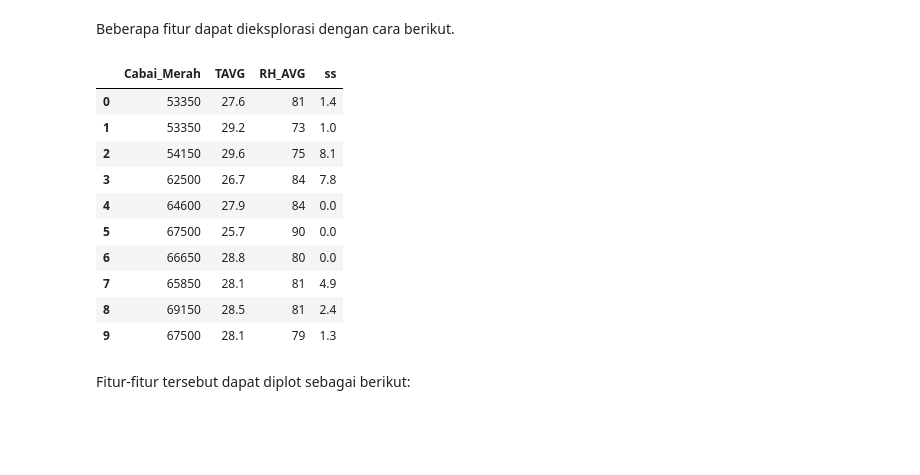
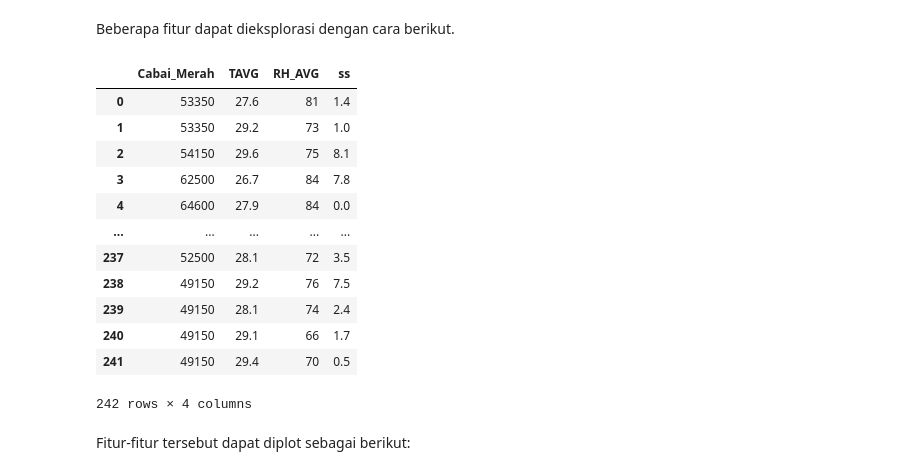
Before and after one commit to Mingmong123/jupy, a Jupyter notebook: JupyMain.ipynb, the cells around one changed output. Cells and saved outputs as stored; diff of their text form; code cells hidden in the pictures; blank space fills up the shorter version.

```diff
--- a/JupyMain.ipynb
+++ b/JupyMain.ipynb
@@ -65,19 +65,21 @@ df.describe()
 Beberapa fitur dapat dieksplorasi dengan cara berikut.
 # %%
 cdf = df[['Cabai_Merah','TAVG','RH_AVG','ss']]
-cdf.head(10)
+cdf.head(242)
 # %% [output]
 |  | Cabai_Merah | TAVG | RH_AVG | ss |
 | 0 | 53350 | 27.6 | 81 | 1.4 |
 | 1 | 53350 | 29.2 | 73 | 1.0 |
 | 2 | 54150 | 29.6 | 75 | 8.1 |
 | 3 | 62500 | 26.7 | 84 | 7.8 |
 | 4 | 64600 | 27.9 | 84 | 0.0 |
-| 5 | 67500 | 25.7 | 90 | 0.0 |
-| 6 | 66650 | 28.8 | 80 | 0.0 |
-| 7 | 65850 | 28.1 | 81 | 4.9 |
-| 8 | 69150 | 28.5 | 81 | 2.4 |
-| 9 | 67500 | 28.1 | 79 | 1.3 |
+| ... | ... | ... | ... | ... |
+| 237 | 52500 | 28.1 | 72 | 3.5 |
+| 238 | 49150 | 29.2 | 76 | 7.5 |
+| 239 | 49150 | 28.1 | 74 | 2.4 |
+| 240 | 49150 | 29.1 | 66 | 1.7 |
+| 241 | 49150 | 29.4 | 70 | 0.5 |
+242 rows × 4 columns
 # %% [markdown]
 Fitur-fitur tersebut dapat diplot sebagai berikut:
 # %%
```
Also changed, not shown: parts of 5 cells of this notebook, 3 other files.
